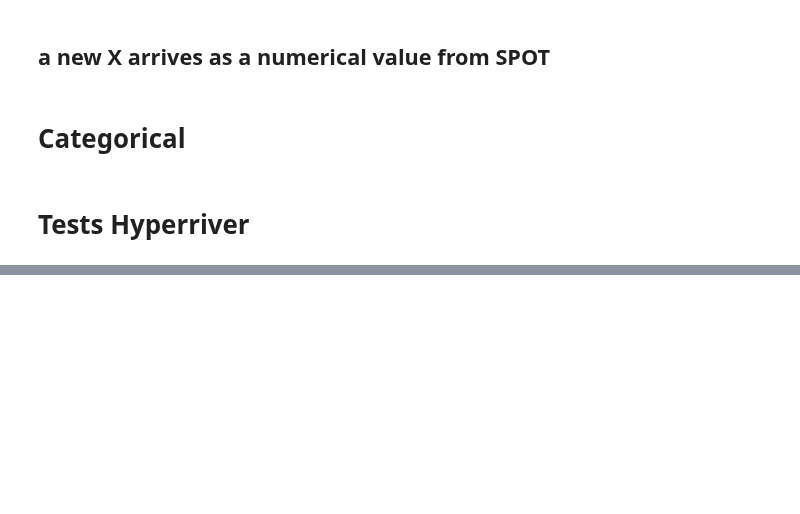
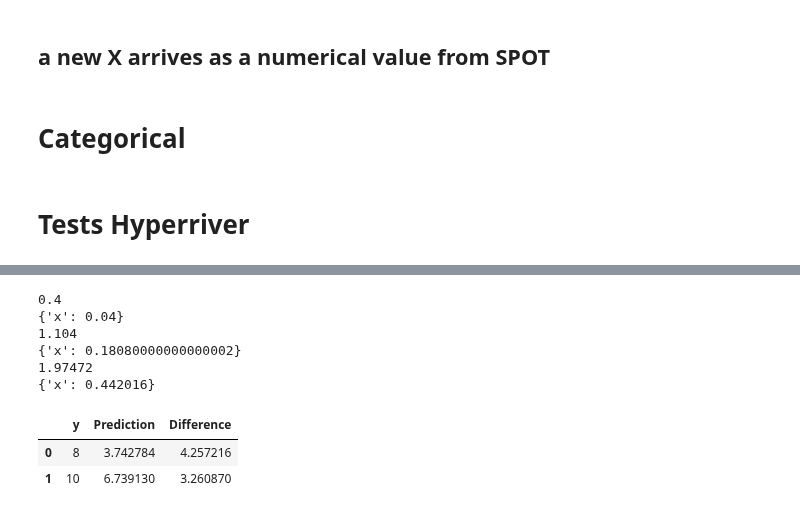
Before and after one commit to sequential-parameter-optimization/spotRiver, a Jupyter notebook: notebooks/00_tests.ipynb, the cells around one changed output, grey strips where cells are left out. Drawn from its saved outputs; the diff is of its cells as text; code cells hidden in the pictures; blank space fills up the shorter version.

```diff
--- a/notebooks/00_tests.ipynb
+++ b/notebooks/00_tests.ipynb
@@ -1591,0 +1602,72 @@ hr.compute_y(df_eval)
+# %%
+from river import stream as river_stream
+import pandas as pd
+from spotRiver.evaluation.eval_bml import evaluate_model, ResourceMonitor, gen_sliding_window
+from sklearn.metrics import mean_absolute_error
+import numpy as np
+from river import linear_model
+model = linear_model.LinearRegression(intercept_lr=.1)
+metric = mean_absolute_error
+horizon = 1
+train = pd.DataFrame({"x": [1, 2, 3], "y": [2, 4, 6]})
+test = pd.DataFrame({"x": [4, 5], "y": [8, 10]})
+series_preds = pd.Series(dtype=float)
+series_diffs = pd.Series(dtype=float)
+target_column = "y"
+train = train.reset_index(drop=True)
+test = test.reset_index(drop=True)
+train_X = train.loc[:, train.columns != target_column]
+train_y = train[target_column]
+rm = ResourceMonitor()
+with rm:
+    for xi, yi in river_stream.iter_pandas(train_X, train_y):
+        # The following line returns y_pred, which is not used, therefore set to "_":
+        _ = model.predict_one(xi)
+        # metric = metric.update(yi, y_pred)
+        model = model.learn_one(xi, yi)
+        print(model.intercept)
+        print(model.weights)
+# %% [output]
+0.4
+{'x': 0.04}
+1.104
+{'x': 0.18080000000000002}
+1.97472
+{'x': 0.442016}
+# %%
+df_eval = pd.DataFrame.from_dict(
+    [evaluate_model(y_true=np.array([]), y_pred=np.array([]), memory=rm.memory, r_time=rm.r_time, metric=metric)]
+)
+df_eval
+# Test Data Evaluation
+for i, new_df in enumerate(gen_sliding_window(test, horizon)):
+    preds = []
+    test_X = new_df.loc[:, new_df.columns != target_column]
+    test_y = new_df[target_column]
+    rm = ResourceMonitor()
+    with rm:
+        for xi, yi in river_stream.iter_pandas(test_X, test_y):
+            pred = model.predict_one(xi)
+            preds.append(pred)  # This is falsely measured with the ResourceMonitor
+            model = model.learn_one(xi, yi)
+    preds = pd.Series(preds)
+    diffs = new_df[target_column].values - preds
+    df_eval.loc[i + 1] = pd.Series(
+        evaluate_model(
+            y_true=new_df[target_column],
+            y_pred=preds,
+            memory=rm.memory,
+            r_time=rm.r_time,
+            metric=metric,
+        )
+    )
+    series_preds = pd.concat([series_preds, preds], ignore_index=True)
+    series_diffs = pd.concat([series_diffs, diffs], ignore_index=True)
+df_true = pd.DataFrame(test[target_column])
+df_true["Prediction"] = series_preds
+df_true["Difference"] = series_diffs
+df_true
+# %% [output]
+|  | y | Prediction | Difference |
+| 0 | 8 | 3.742784 | 4.257216 |
+| 1 | 10 | 6.739130 | 3.260870 |
```
Also changed, not shown: parts of 3 cells of this notebook, 3 other files.
